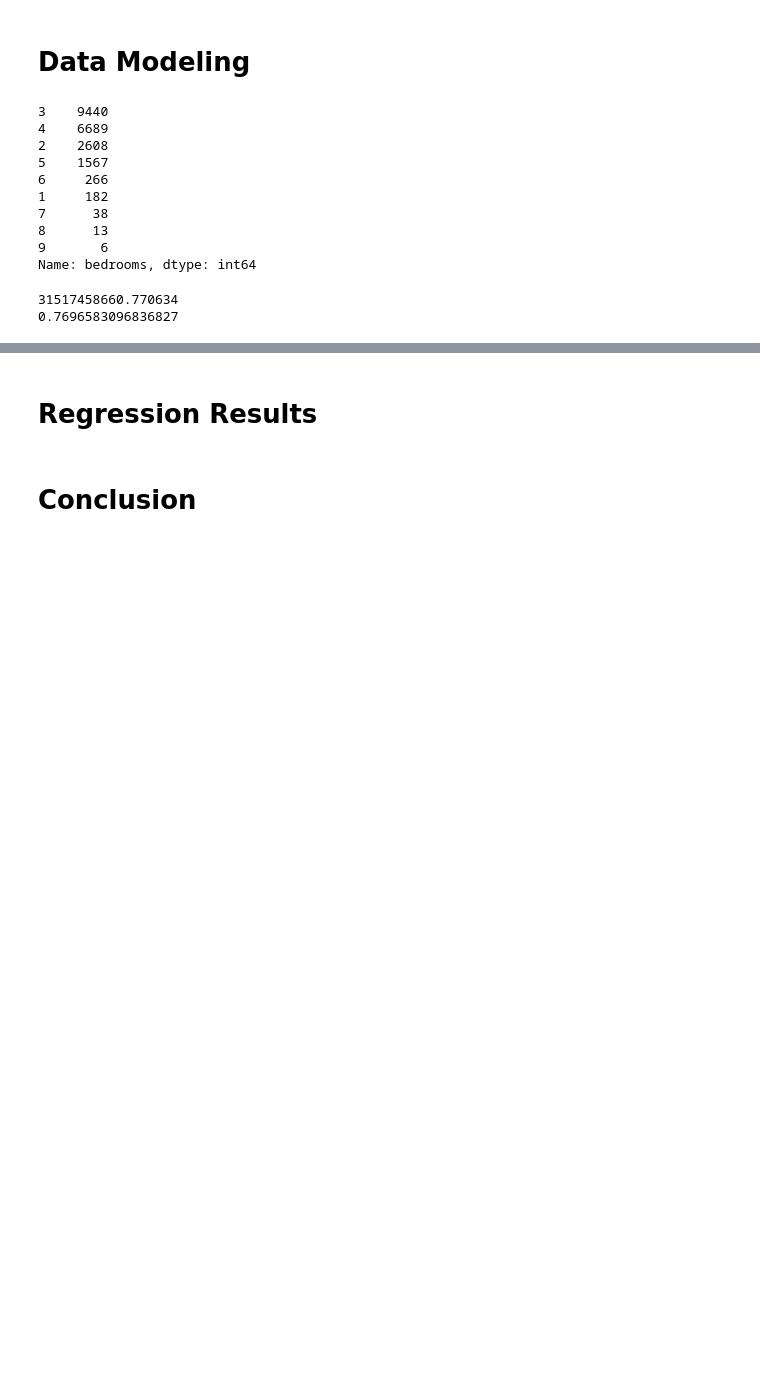
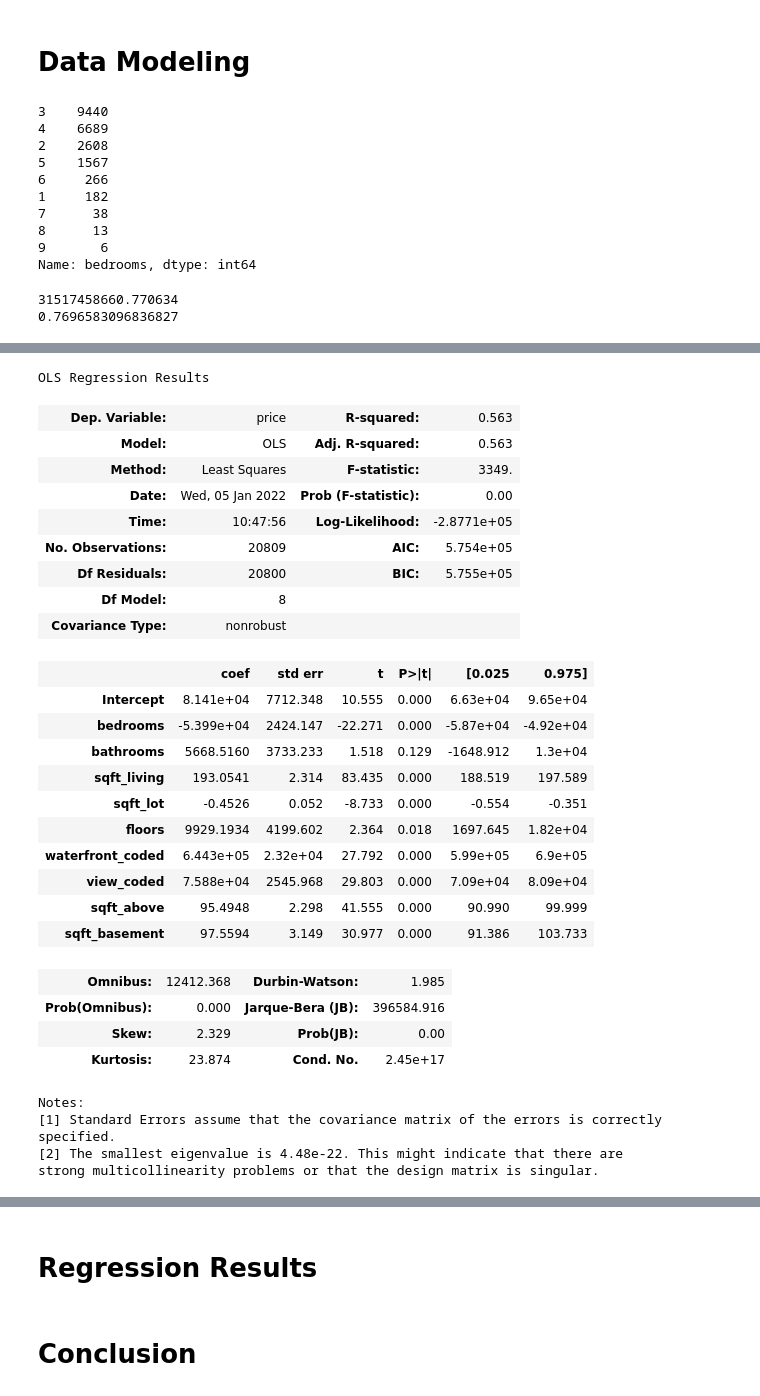
Before and after one commit to hannah-schurman/dsc-phase2-project, a Jupyter notebook: housing_sales_modeling.ipynb, the cells around one changed output, grey strips where cells are left out. Saved outputs shown, nothing was run; the diff lists cells and outputs as text; code cells hidden in the pictures; blank space fills up the shorter version.

Commit message:
started data modeling

```diff
--- a/housing_sales_modeling.ipynb
+++ b/housing_sales_modeling.ipynb
@@ -448,0 +464,38 @@ print(r2_score(df_cities["price"], y_hat))
+# %%
+# using an ols model to look at p-values and R^2 values for all of the feature columns
+col_pred = ['bedrooms', 'bathrooms', 'sqft_living', 'sqft_lot', 'floors', 'waterfront_coded', 'view_coded', 'sqft_above', 'sqft_basement']
+
+predictors = '+'.join(col_pred)
+formula = 'price' + '~' + predictors
+model = ols(formula=formula, data=df_cities).fit()
+model.summary()
+# %% [output]
+OLS Regression Results
+| Dep. Variable: | price | R-squared: | 0.563 |
+| Model: | OLS | Adj. R-squared: | 0.563 |
+| Method: | Least Squares | F-statistic: | 3349. |
+| Date: | Wed, 05 Jan 2022 | Prob (F-statistic): | 0.00 |
+| Time: | 10:47:56 | Log-Likelihood: | -2.8771e+05 |
+| No. Observations: | 20809 | AIC: | 5.754e+05 |
+| Df Residuals: | 20800 | BIC: | 5.755e+05 |
+| Df Model: | 8 |  |  |
+| Covariance Type: | nonrobust |  |  |
+|  | coef | std err | t | P>|t| | [0.025 | 0.975] |
+| Intercept | 8.141e+04 | 7712.348 | 10.555 | 0.000 | 6.63e+04 | 9.65e+04 |
+| bedrooms | -5.399e+04 | 2424.147 | -22.271 | 0.000 | -5.87e+04 | -4.92e+04 |
+| bathrooms | 5668.5160 | 3733.233 | 1.518 | 0.129 | -1648.912 | 1.3e+04 |
+| sqft_living | 193.0541 | 2.314 | 83.435 | 0.000 | 188.519 | 197.589 |
+| sqft_lot | -0.4526 | 0.052 | -8.733 | 0.000 | -0.554 | -0.351 |
+| floors | 9929.1934 | 4199.602 | 2.364 | 0.018 | 1697.645 | 1.82e+04 |
+| waterfront_coded | 6.443e+05 | 2.32e+04 | 27.792 | 0.000 | 5.99e+05 | 6.9e+05 |
+| view_coded | 7.588e+04 | 2545.968 | 29.803 | 0.000 | 7.09e+04 | 8.09e+04 |
+| sqft_above | 95.4948 | 2.298 | 41.555 | 0.000 | 90.990 | 99.999 |
+| sqft_basement | 97.5594 | 3.149 | 30.977 | 0.000 | 91.386 | 103.733 |
+| Omnibus: | 12412.368 | Durbin-Watson: | 1.985 |
+| Prob(Omnibus): | 0.000 | Jarque-Bera (JB): | 396584.916 |
+| Skew: | 2.329 | Prob(JB): | 0.00 |
+| Kurtosis: | 23.874 | Cond. No. | 2.45e+17 |
+Notes:
+[1] Standard Errors assume that the covariance matrix of the errors is correctly specified.
+[2] The smallest eigenvalue is 4.48e-22. This might indicate that there are
+strong multicollinearity problems or that the design matrix is singular.
```
Also changed, not shown: parts of 7 cells of this notebook.
